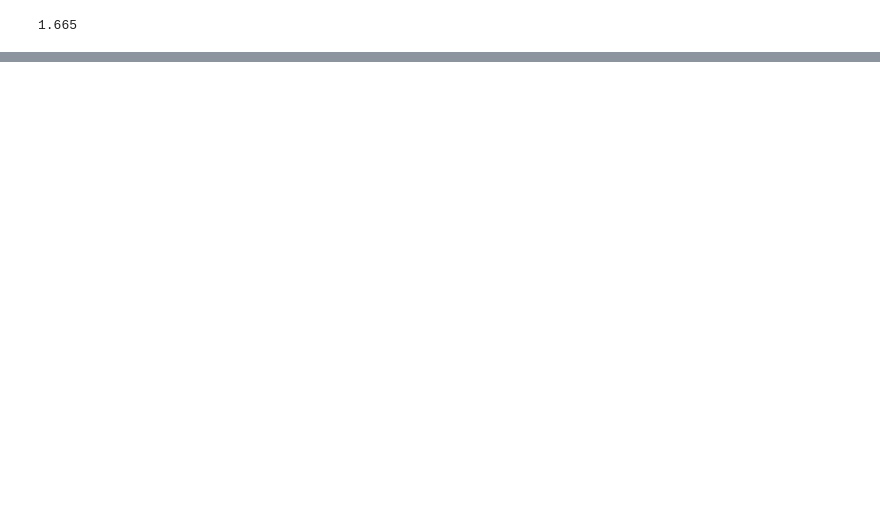
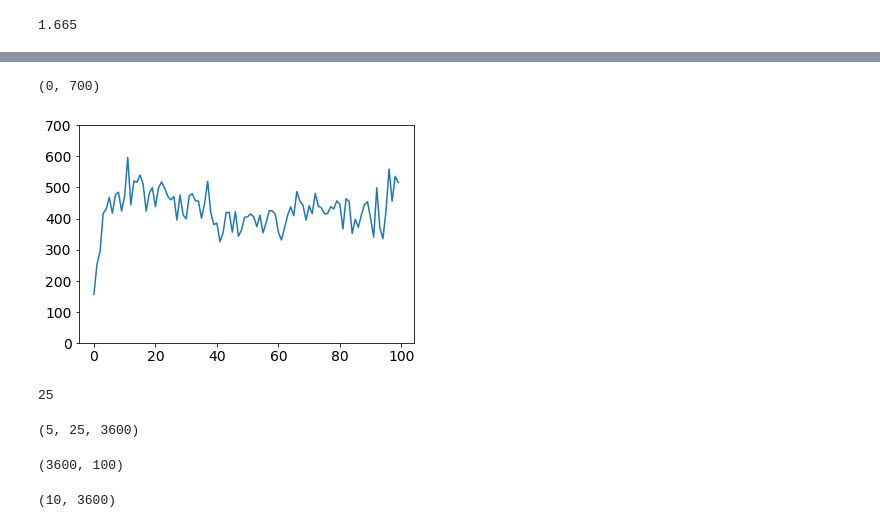
Before and after one commit to sagacitysite/pelenet, a Jupyter notebook: readout-learning.ipynb, the cells around one changed output, grey strips where cells are left out. Cells and saved outputs as stored; diff of their text form; code cells hidden in the pictures; blank space fills up the shorter version.

```diff
--- a/readout-learning.ipynb
+++ b/readout-learning.ipynb
@@ -53,7 +53,3 @@ exp.net.plot.landscape()
 #p = exp.net.exVoltageProbes[0].plot()
 # %%
 #p = exp.net.inVoltageProbes[0].plot()
-# %%
-spks = []
-for i in range(len(exp.net.outSpikeProbes)):
-    spks.append(exp.net.outSpikeProbes[i].data)
@@ -71,10 +55,0 @@ exp.net.plot.reservoirSpikeTrain()
-# %%
-for i in range(exp.p.trials):
-    fr = exp.p.breakSteps+i*exp.p.totalTrialSteps
-    print(np.sum([exp.net.exSpikeProbes[j].data[:,fr:fr+10] for j in range(len(exp.net.exSpikeProbes))], axis=(0,1)))
-# %%
-fs = []
-for i in range(len(exp.net.cueSpikes)):
-    cs = np.array(exp.net.cueSpikes[i])
-    fs.extend(cs[np.logical_and(cs < 50, cs < 300)])
-print(len(fs))
@@ -86,6 +55,0 @@ print(exp.p.totalSteps)
-# %%
-i = 20
-print(np.sum(exp.net.exSpikeProbes[i].data[:,exp.p.breakSteps:exp.p.totalTrialSteps]))
-print(np.sum(exp.net.exSpikeProbes[i].data[:,exp.p.breakSteps+exp.p.totalTrialSteps:2*exp.p.totalTrialSteps]))
-print(np.sum(exp.net.exSpikeProbes[i].data[:,exp.p.breakSteps+2*exp.p.totalTrialSteps:3*exp.p.totalTrialSteps]))
-print(np.sum(exp.net.exSpikeProbes[i].data[:,exp.p.breakSteps+3*exp.p.totalTrialSteps:4*exp.p.totalTrialSteps]))
@@ -177,0 +77,20 @@ for i in range(data.shape[0]):
+# %%
+diff01 = np.abs(data[0] - data[2])
+p = plt.plot(np.sum(diff01, axis=0))
+plt.ylim(0,700)
+
+#plt.figure(figsize=(16, 16))
+#p = plt.imshow(diff01)
+# %% [output]
+(0, 700)
+[figure, added]
+# %%
+data.shape[0]
+# %% [output]
+25
+# %%
+binSize = 20
+bins = np.array([np.mean(data[:, :, i:i+binSize], axis=2) for i in range(0,data.shape[2],binSize)])
+bins.shape  # time, trials, neurons
+# %% [output]
+(5, 25, 3600)
@@ -177,0 +108,10 @@ for i in range(data.shape[0]):
+# %%
+trial = data[0]
+trial.shape
+# %% [output]
+(3600, 100)
+# %%
+act = np.array([np.mean(trial[:,i:i+binSize], axis=1) for i in range(0,200,binSize)])
+act.shape
+# %% [output]
+(10, 3600)
```
Also changed, not shown: parts of 37 cells of this notebook, 14 other files.
